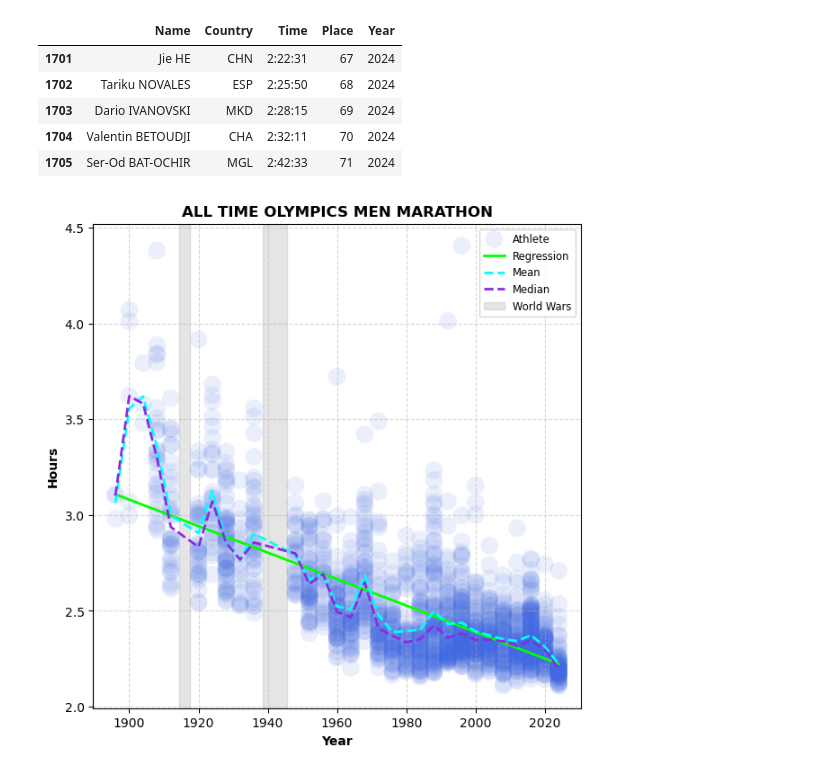
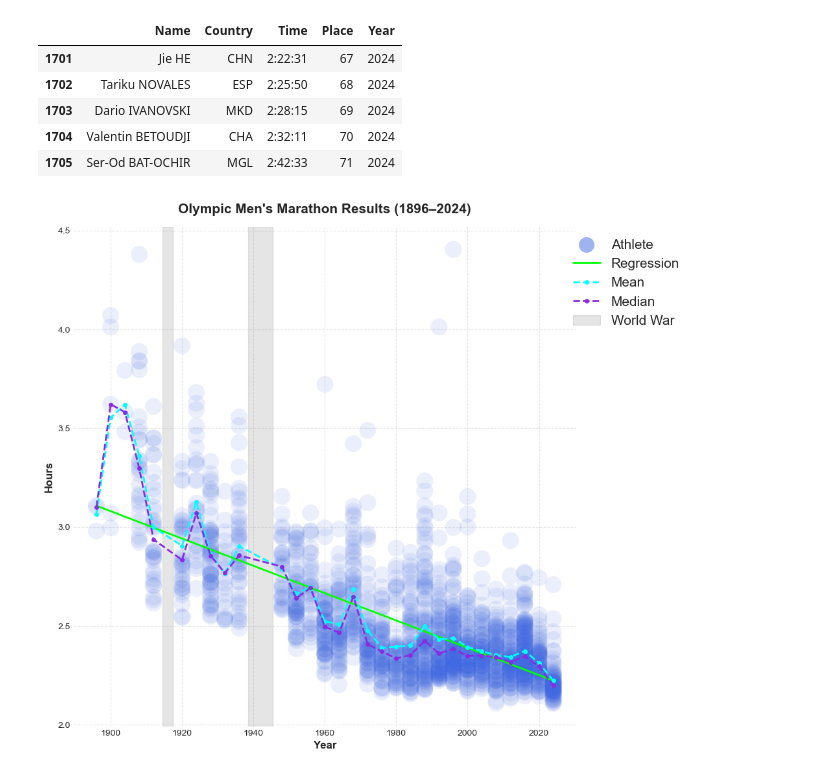
Before and after one commit to chambers29/olympics-men-marathon, a Jupyter notebook: notebooks/olympics.ipynb, the cells around one changed output. Saved outputs shown, nothing was run; the diff lists cells and outputs as text; code cells hidden in the pictures.

Commit message:
code refactor, add new charts

```diff
--- a/notebooks/olympics.ipynb
+++ b/notebooks/olympics.ipynb
@@ -17,6 +17,8 @@ df.tail()
 | 1703 | Dario IVANOVSKI | MKD | 2:28:15 | 69 | 2024 |
 | 1704 | Valentin BETOUDJI | CHA | 2:32:11 | 70 | 2024 |
 | 1705 | Ser-Od BAT-OCHIR | MGL | 2:42:33 | 71 | 2024 |
+# %%
+plt.style.use('seaborn-v0_8-whitegrid')
 # %%
 df['Time'] = pd.to_timedelta(df['Time'])
 df['Time'] = df['Time'].dt.total_seconds() / 3600 # Converting to hours
@@ -44,30 +56,28 @@ df_median = df.groupby('Year')['Time'].median()
 # %%
-fig, ax = plt.subplots(figsize=(7,7))
+fig, ax = plt.subplots(figsize=(10,10))
+# ALL ATHLETES
+ax.scatter(x, y, s=350, alpha=0.1, color='royalblue', edgecolors='none')
+ax.scatter([],[], s=300, alpha=.5, color='royalblue', label='Athlete', edgecolors='none')
+# REGRESSION LINE
+ax.plot(x, y_pred, color='lime', linestyle='-', linewidth=2, alpha=1, label='Regression')
+# MEAN LINE
+ax.plot(df.groupby('Year')['Time'].mean(), linestyle='--', linewidth=2, color='cyan', alpha=1, label='Mean', marker='o', markersize=4)
+# MEDIAN LINE
+ax.plot(df.groupby('Year')['Time'].median(), linestyle='--', linewidth=2, color='blueviolet', label='Median', marker='o', markersize=4)
+# WORLD WARS GREY BARS
+ax.axvspan(1914.5,1917.5, color='grey', alpha=0.2, label='World War')
+ax.axvspan(1938.5,1945.5, color='grey', alpha=0.2)
+# style
+ax.set_title('Olympic Men\'s Marathon Results (1896–2024)', fontweight='bold', fontsize=15, pad=15)
+ax.grid(True, linestyle='--', alpha=0.5)
+ax.set_yticks(np.arange(2,5,0.5))
+ax.set_xlabel('Year', fontweight='bold', fontsize=12)
+ax.set_ylabel('Hours', fontweight='bold', fontsize=12)
+ax.spines[['top','bottom','left','right']].set_visible(False)
+ax.legend(bbox_to_anchor=(0.97,1), fontsize=15)
 
-def plot_base(ax):
-    # ALL ATHLETES
-    ax.scatter(x, y, s=200, alpha=0.1, color='royalblue', edgecolors='none', label='Athlete')
-    # REGRESSION LINE
-    ax.plot(x, y_pred, color='lime', linestyle='-', linewidth=2, alpha=1, label='Regression')
-    # MEAN LINE
-    ax.plot(df.groupby('Year')['Time'].mean(), linestyle='--', linewidth=2, color='cyan', alpha=1, label='Mean')
-    # MEDIAN LINE
-    ax.plot(df.groupby('Year')['Time'].median(), linestyle='--', linewidth=2, color='blueviolet', label='Median')
-    # WORLD WARS GREY BARS
-    ax.axvspan(1914.5,1917.5, color='grey', alpha=0.2, label='World Wars')
-    ax.axvspan(1938.5,1945.5, color='grey', alpha=0.2)
-
-    ax.set_title('ALL TIME OLYMPICS MEN MARATHON', fontweight='bold')
-    ax.grid(True, linestyle='--', alpha=0.5)
-    ax.set_yticks(np.arange(2,5,0.5))
-    ax.set_xlabel('Year', fontweight='bold', fontsize=10)
-    ax.set_ylabel('Hours', fontweight='bold', fontsize=10)
-
-plot_base(ax)
-
-ax.legend(loc='upper right', fontsize='small')
 fig.savefig("charts/olympics.png", dpi=300, bbox_inches='tight')
 plt.show()
 # %% [output]
-[figure, old version]
+[figure, new version]
 # %%
```
Also changed, not shown: parts of 6 cells of this notebook, 5 other files.
